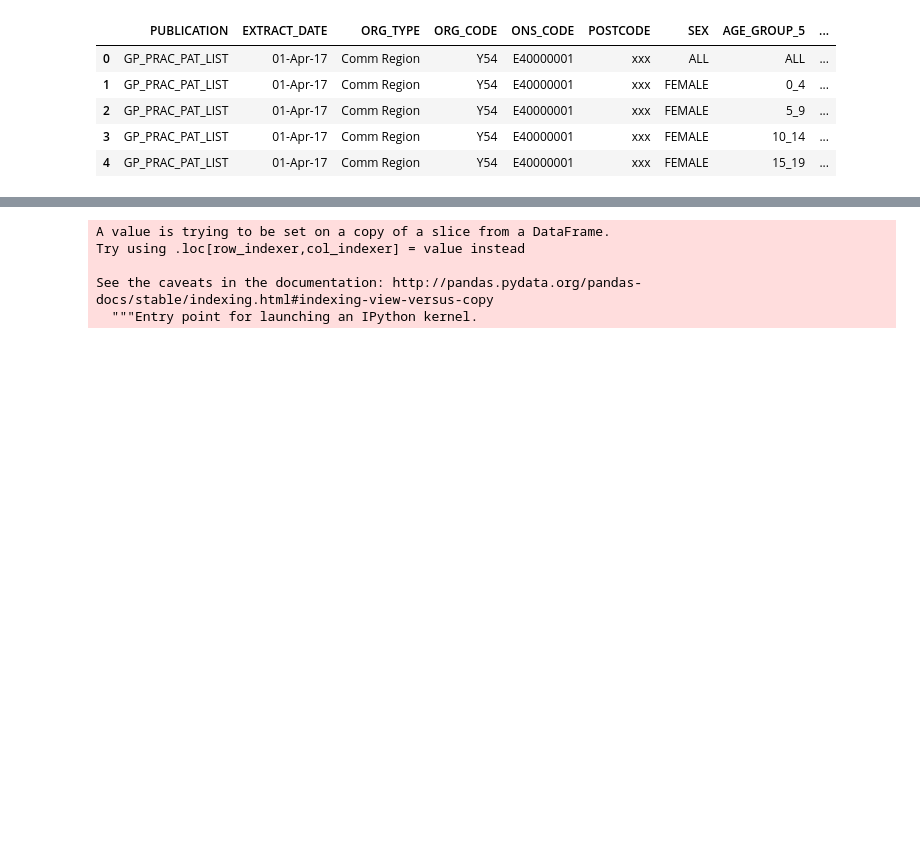
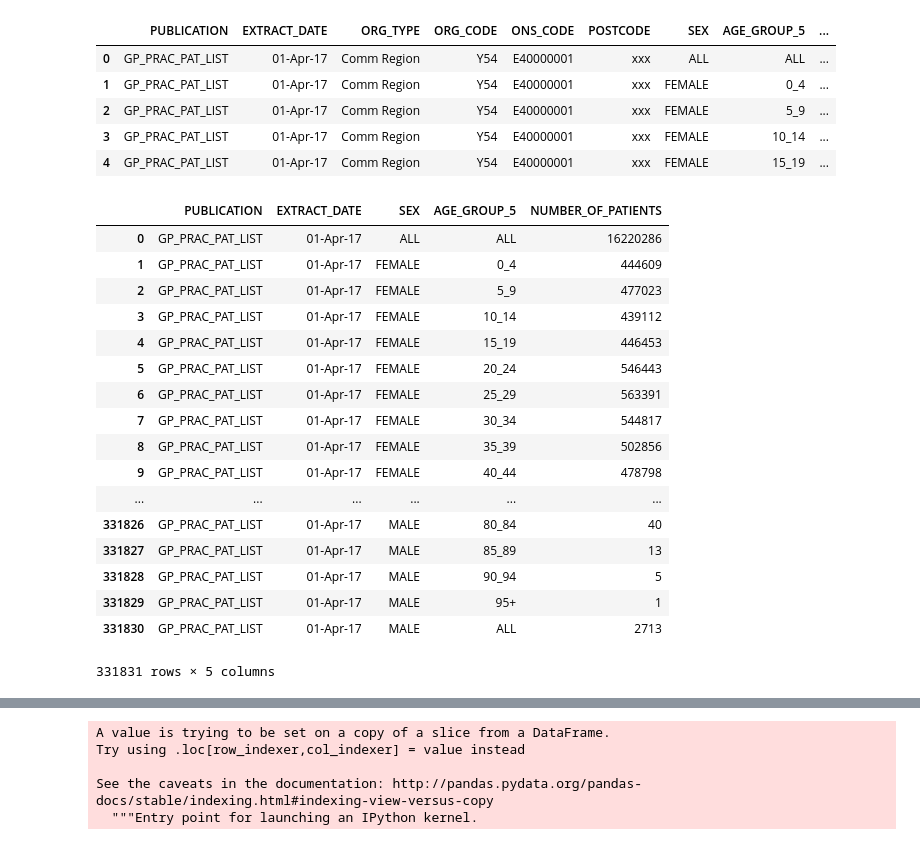
Before and after one commit to AnneCarr/monday-code-club, a Jupyter notebook: CodeClub-17July.ipynb, the cells around one changed output, grey strips where cells are left out. Drawn from its saved outputs; the diff is of its cells as text; code cells hidden in the pictures; blank space fills up the shorter version.

```diff
--- a/CodeClub-17July.ipynb
+++ b/CodeClub-17July.ipynb
@@ -137,3 +144,23 @@ gp_data.head()
 | 4 | GP_PRAC_PAT_LIST | 01-Apr-17 | Comm Region | Y54 | E40000001 | xxx | FEMALE | 15_19 | ... |
 # %%
 gp_dataGroup = gp_data[["PUBLICATION", "EXTRACT_DATE", "SEX", "AGE_GROUP_5", "NUMBER_OF_PATIENTS"]]
+gp_dataGroup
+# %% [output]
+|  | PUBLICATION | EXTRACT_DATE | SEX | AGE_GROUP_5 | NUMBER_OF_PATIENTS |
+| 0 | GP_PRAC_PAT_LIST | 01-Apr-17 | ALL | ALL | 16220286 |
+| 1 | GP_PRAC_PAT_LIST | 01-Apr-17 | FEMALE | 0_4 | 444609 |
+| 2 | GP_PRAC_PAT_LIST | 01-Apr-17 | FEMALE | 5_9 | 477023 |
+| 3 | GP_PRAC_PAT_LIST | 01-Apr-17 | FEMALE | 10_14 | 439112 |
+| 4 | GP_PRAC_PAT_LIST | 01-Apr-17 | FEMALE | 15_19 | 446453 |
+| 5 | GP_PRAC_PAT_LIST | 01-Apr-17 | FEMALE | 20_24 | 546443 |
+| 6 | GP_PRAC_PAT_LIST | 01-Apr-17 | FEMALE | 25_29 | 563391 |
+| 7 | GP_PRAC_PAT_LIST | 01-Apr-17 | FEMALE | 30_34 | 544817 |
+| 8 | GP_PRAC_PAT_LIST | 01-Apr-17 | FEMALE | 35_39 | 502856 |
+| 9 | GP_PRAC_PAT_LIST | 01-Apr-17 | FEMALE | 40_44 | 478798 |
+| ... | ... | ... | ... | ... | ... |
+| 331826 | GP_PRAC_PAT_LIST | 01-Apr-17 | MALE | 80_84 | 40 |
+| 331827 | GP_PRAC_PAT_LIST | 01-Apr-17 | MALE | 85_89 | 13 |
+| 331828 | GP_PRAC_PAT_LIST | 01-Apr-17 | MALE | 90_94 | 5 |
+| 331829 | GP_PRAC_PAT_LIST | 01-Apr-17 | MALE | 95+ | 1 |
+| 331830 | GP_PRAC_PAT_LIST | 01-Apr-17 | MALE | ALL | 2713 |
+331831 rows × 5 columns
```
Also changed, not shown: parts of 4 cells of this notebook.
